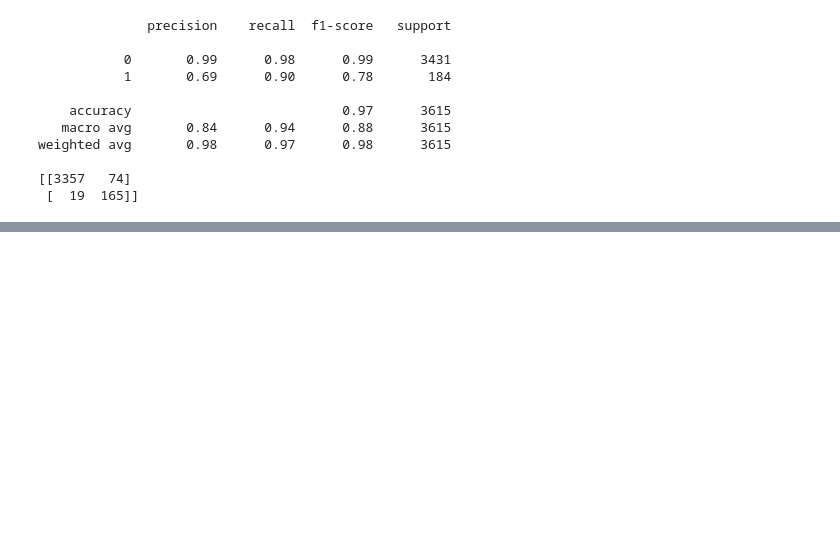
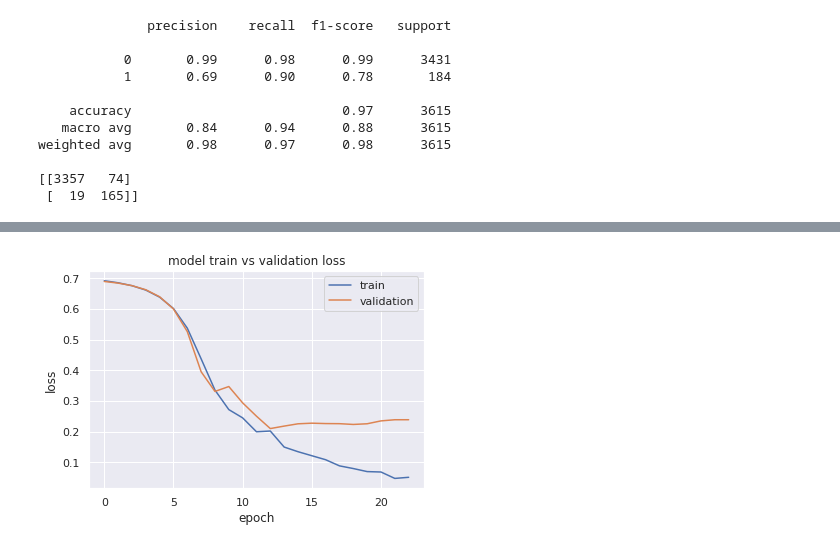
Before and after one commit to salmanarif86/MLAI, a Jupyter notebook: IATA.ipynb, the cells around one changed output, grey strips where cells are left out. Saved outputs shown, nothing was run; the diff lists cells and outputs as text; code cells hidden in the pictures; blank space fills up the shorter version.

```diff
--- a/IATA.ipynb
+++ b/IATA.ipynb
@@ -709,13 +868,10 @@ plt.show()
 # %%
-X_train_lstm = preprocessing.sequence.pad_sequences(X_train_k, maxlen=500)
-X_test_lstm = preprocessing.sequence.pad_sequences(X_test_k, maxlen=500)
+X_train_lstm = pad_sequences(X_train_k, maxlen=800)
+X_test_lstm = pad_sequences(X_test_k, maxlen=800)
 # %%
 model_lstm = Sequential()
-model_lstm.add(Embedding(10000,32))
-model_lstm.add(Bidirectional(LSTM(50, return_sequences=True, dropout=0.1,recurrent_dropout=0.1)))
-model_lstm.add(GlobalMaxPool1D())
-model_lstm.add(Dense(50, activation='relu'))
-model_lstm.add(Dropout(0.1))
+model_lstm.add(Embedding(10000,100))
+model_lstm.add(LSTM(48,recurrent_dropout= 0.3))
 model_lstm.add(Dense(1, activation='sigmoid'))
 model_lstm.compile(optimizer='Adam', loss='binary_crossentropy', metrics =[auroc])
 model_lstm.summary()
@@ -740,6 +890,6 @@ Trainable params: 358,301
 Non-trainable params: 0
 _________________________________________________________________
 # %%
-y = model_lstm.fit(X_train_lstm, y_train_k, epochs =8, batch_size=512, validation_data=[X_test_lstm, y_test_k])
+|history_lstm = model_lstm.fit(X_train_lstm, y_train_k, epochs =4, batch_size=512, validation_data=[X_test_lstm, y_test_k])
 # %% [output]
 Train on 14460 samples, validate on 3615 samples
@@ -787,0 +932,5 @@ plt.show()
+# %%
+X_train_lstm_und = pad_sequences(X_train_und, maxlen=300)
+X_test_lstm_und = pad_sequences(X_test_und, maxlen=300)
+
+history_lstm_und = model_lstm.fit(X_train_lstm_und, y_train_und, epochs =23, batch_size=512, validation_data=[X_test_lstm_und, y_test_und])
@@ -787,0 +955,10 @@ plt.show()
+# %%
+plt.plot(history_lstm_und.history['loss'])
+plt.plot(history_lstm_und.history['val_loss'])
+plt.title('model train vs validation loss')
+plt.ylabel('loss')
+plt.xlabel('epoch')
+plt.legend(['train','validation'], loc ='upper right')
+plt.show()
+# %% [output]
+[figure, added]
```
Also changed, not shown: parts of 73 cells of this notebook.
